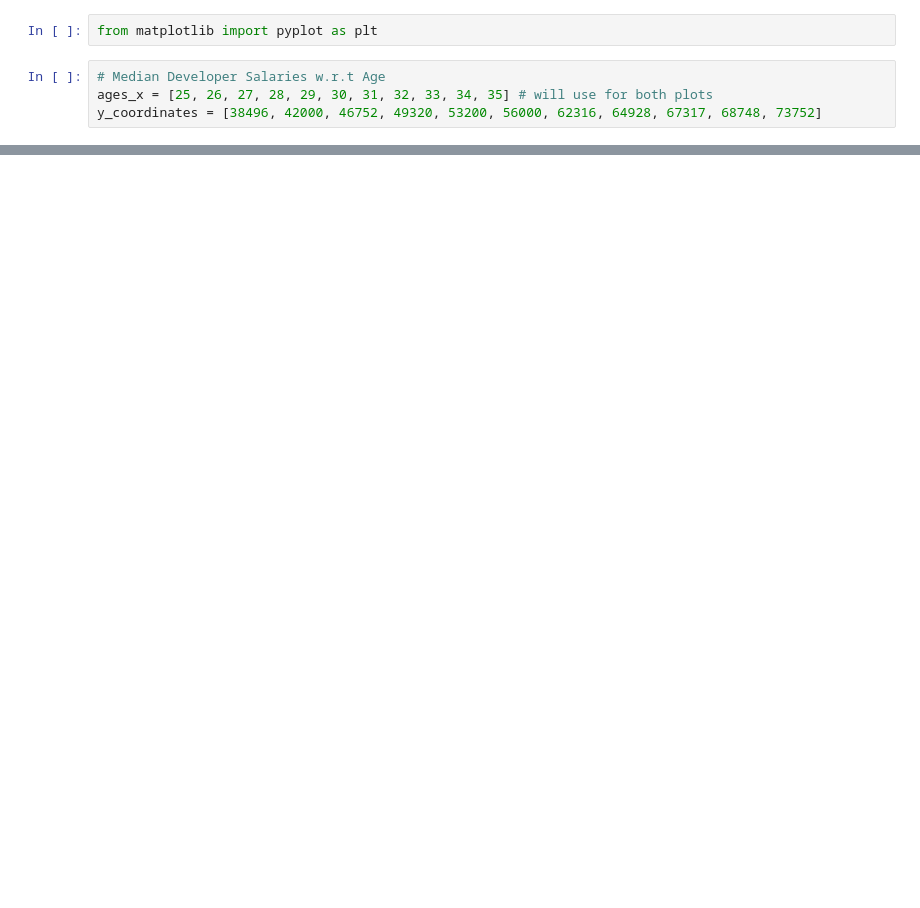
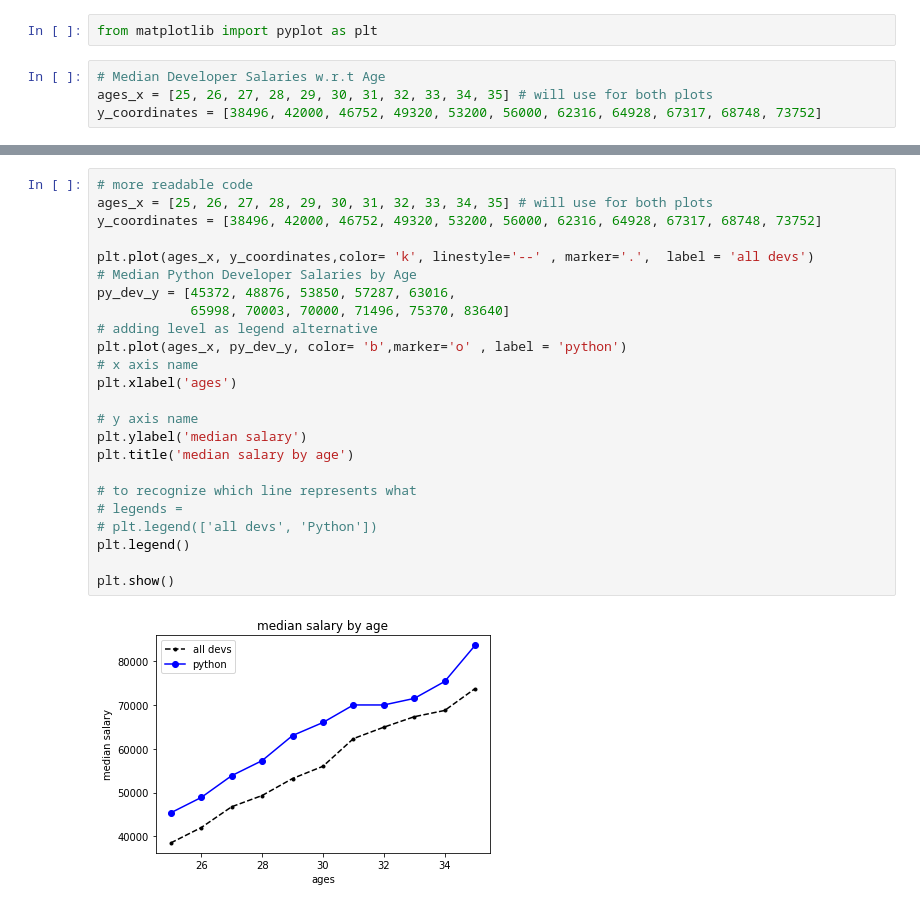
Before and after one commit to VivanVatsa/matplotlib-castle_datascience_project, a Jupyter notebook: init_plots/init_plot.ipynb, the cells around one changed output, grey strips where cells are left out. Drawn from its saved outputs; the diff is of its cells as text; blank space fills up the shorter version.

```diff
--- a/init_plots/init_plot.ipynb
+++ b/init_plots/init_plot.ipynb
@@ -28,0 +29,26 @@ plt.show()
+# %%
+# more readable code
+ages_x = [25, 26, 27, 28, 29, 30, 31, 32, 33, 34, 35] # will use for both plots
+y_coordinates = [38496, 42000, 46752, 49320, 53200, 56000, 62316, 64928, 67317, 68748, 73752]
+
+plt.plot(ages_x, y_coordinates,color= 'k', linestyle='--' , marker='.',  label = 'all devs')
+# Median Python Developer Salaries by Age
+py_dev_y = [45372, 48876, 53850, 57287, 63016,
+            65998, 70003, 70000, 71496, 75370, 83640]
+# adding level as legend alternative
+plt.plot(ages_x, py_dev_y, color= 'b',marker='o' , label = 'python')
+# x axis name
+plt.xlabel('ages')
+
+# y axis name
+plt.ylabel('median salary')
+plt.title('median salary by age')
+
+# to recognize which line represents what
+# legends =
+# plt.legend(['all devs', 'Python'])
+plt.legend()
+
+plt.show()
+# %% [output]
+[figure, added]
```
Also changed, not shown: parts of 2 cells of this notebook.
